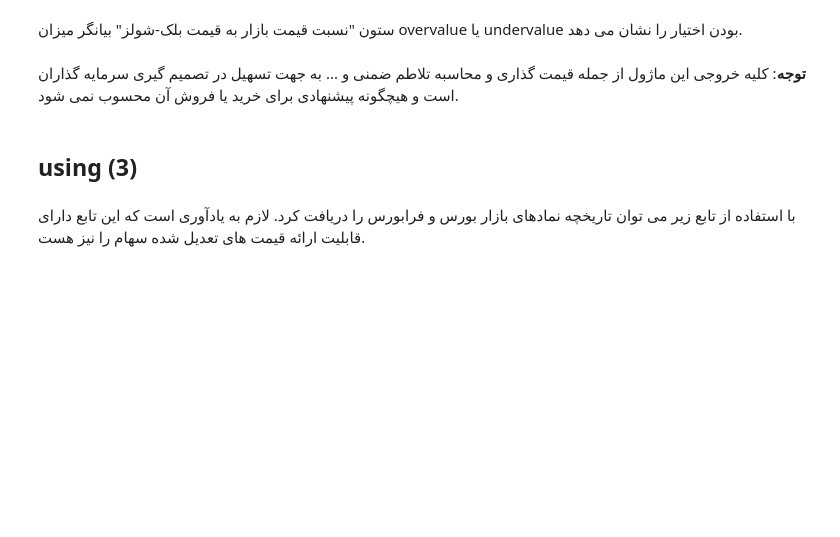
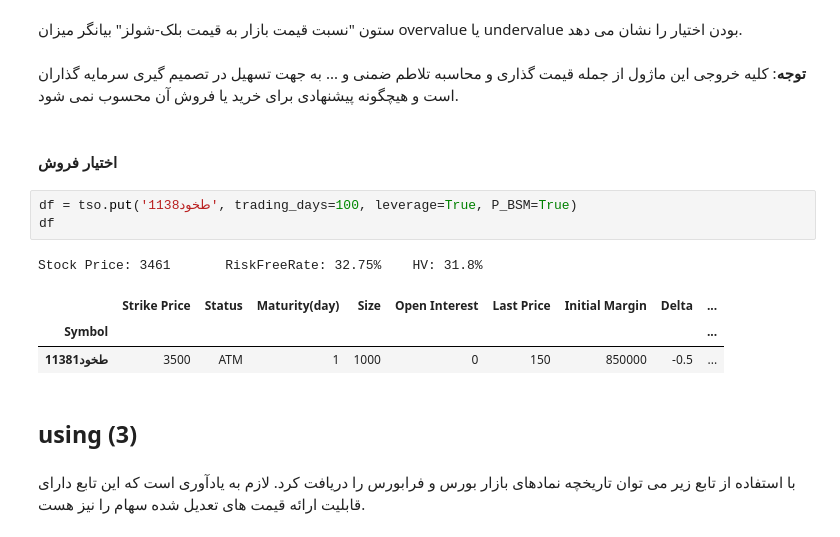
Before and after one commit to sm-sokout/tse-option, a Jupyter notebook: Example/Example.ipynb, the cells around one changed output. Saved outputs shown, nothing was run; the diff lists cells and outputs as text; blank space fills up the shorter version.

```diff
--- a/Example/Example.ipynb
+++ b/Example/Example.ipynb
@@ -67,6 +67,16 @@ Stock Price: 2614       RiskFreeRate: 31.31%    HV: 30.4%
 ستون "نسبت قیمت بازار به قیمت بلک-شولز" بیانگر میزان overvalue یا undervalue بودن اختیار را نشان می دهد.
 # %% [markdown]
 **توجه**: کلیه خروجی این ماژول از جمله قیمت گذاری و محاسبه تلاطم ضمنی و ... به جهت تسهیل در تصمیم گیری سرمایه گذاران است و هیچگونه پیشنهادی برای خرید یا فروش آن محسوب نمی شود.
+# %% [markdown]
+#### اختیار فروش
+# %%
+df = tso.put('طخود1138', trading_days=100, leverage=True, P_BSM=True)
+df
+# %% [output]
+Stock Price: 3461       RiskFreeRate: 32.75%    HV: 31.8%
+|  | Strike Price | Status | Maturity(day) | Size | Open Interest | Last Price | Initial Margin | Delta | ... |
+| Symbol |  |  |  |  |  |  |  |  | ... |
+| طخود11381 | 3500 | ATM | 1 | 1000 | 0 | 150 | 850000 | -0.5 | ... |
 # %% [markdown]
 ## using (3)
 # %% [markdown]
```
Also changed, not shown: parts of 5 cells of this notebook, 6 other files.
